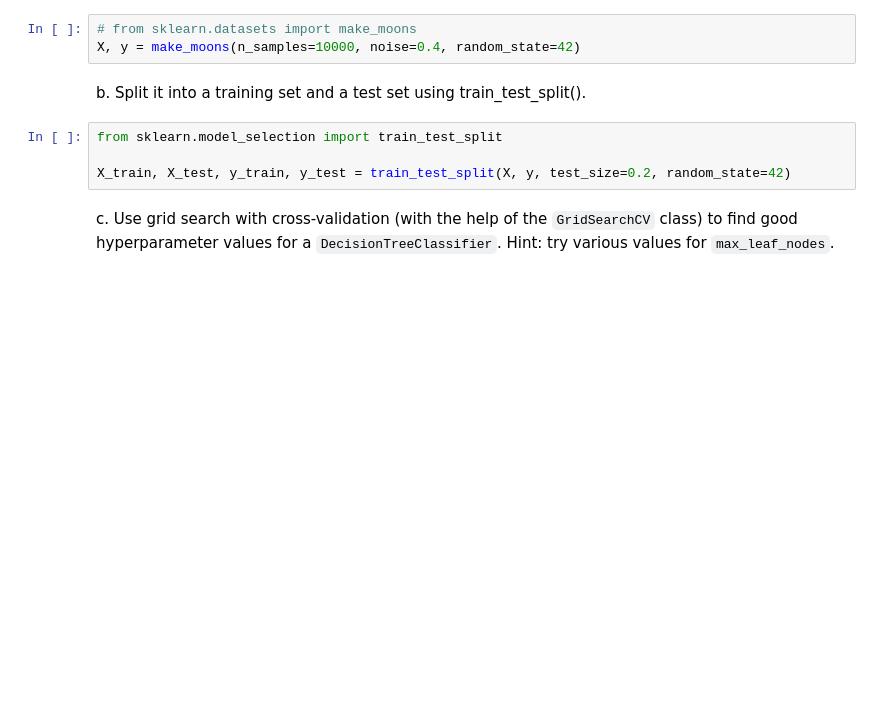
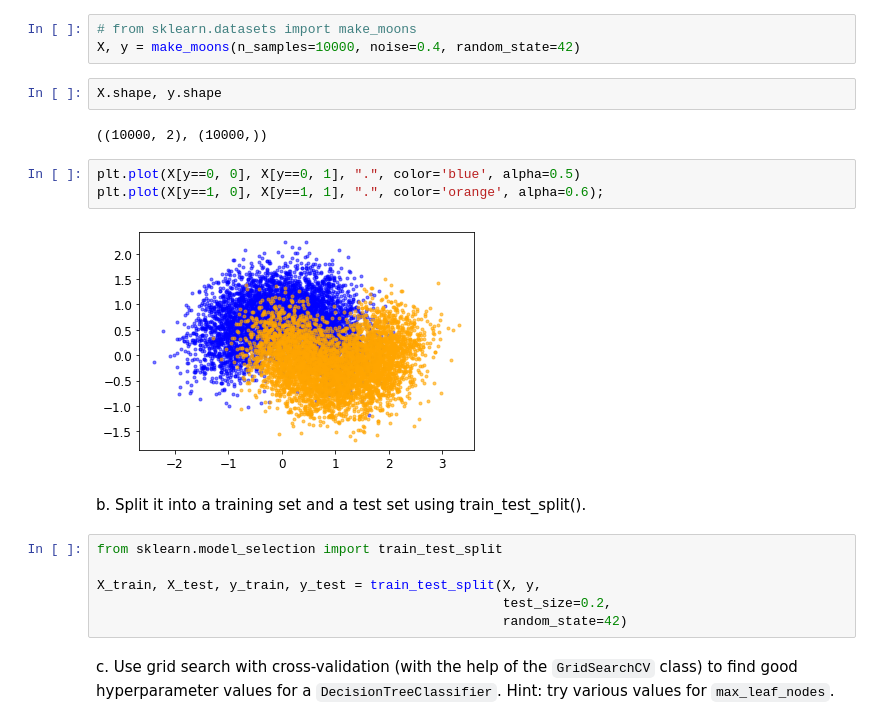
Before and after one commit to soo-pecialist/Hands_on_ML_w_Scikit_Karas_and_TensorFlow, a Jupyter notebook: CH06_Decision_Trees.ipynb, the cells around one changed output. Cells and saved outputs as stored; diff of their text form; blank space fills up the shorter version.

```diff
--- a/CH06_Decision_Trees.ipynb
+++ b/CH06_Decision_Trees.ipynb
@@ -371,12 +378,23 @@ a. Generate a moons dataset using `make_moons(n_samples=10000, noise=0.4)`.
 # %%
 # from sklearn.datasets import make_moons
 X, y = make_moons(n_samples=10000, noise=0.4, random_state=42)
+# %%
+X.shape, y.shape
+# %% [output]
+((10000, 2), (10000,))
+# %%
+plt.plot(X[y==0, 0], X[y==0, 1], ".", color='blue', alpha=0.5)
+plt.plot(X[y==1, 0], X[y==1, 1], ".", color='orange', alpha=0.6);
+# %% [output]
+[figure, added]
 # %% [markdown]
 b. Split it into a training set and a test set using train_test_split().
 # %%
 from sklearn.model_selection import train_test_split
 
-X_train, X_test, y_train, y_test = train_test_split(X, y, test_size=0.2, random_state=42)
+X_train, X_test, y_train, y_test = train_test_split(X, y,
+                                                    test_size=0.2,
+                                                    random_state=42)
 # %% [markdown]
 c. Use grid search with cross-validation (with the help of the `GridSearchCV` class) to find good hyperparameter values for a `DecisionTreeClassifier`. Hint: try various values for `max_leaf_nodes`.
 # %%
```
Also changed, not shown: parts of 12 cells of this notebook.
